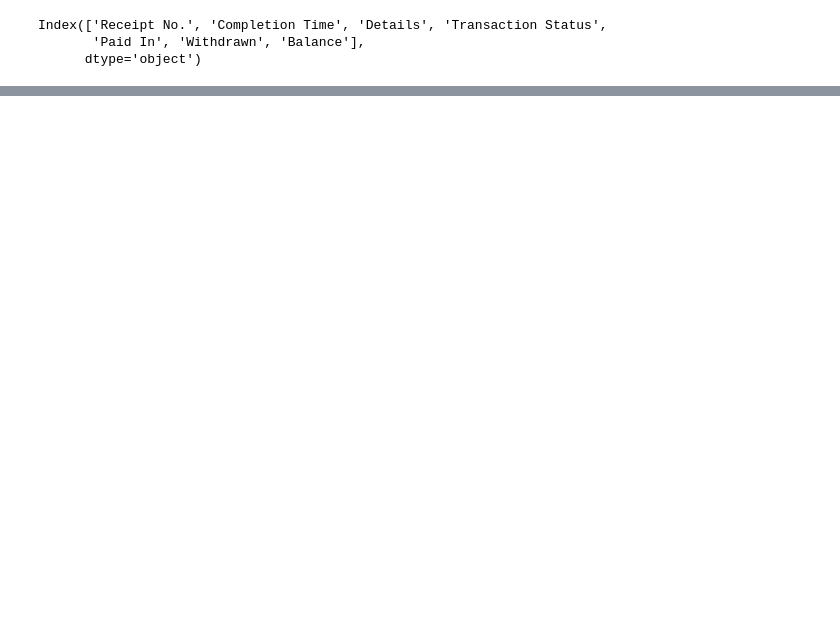
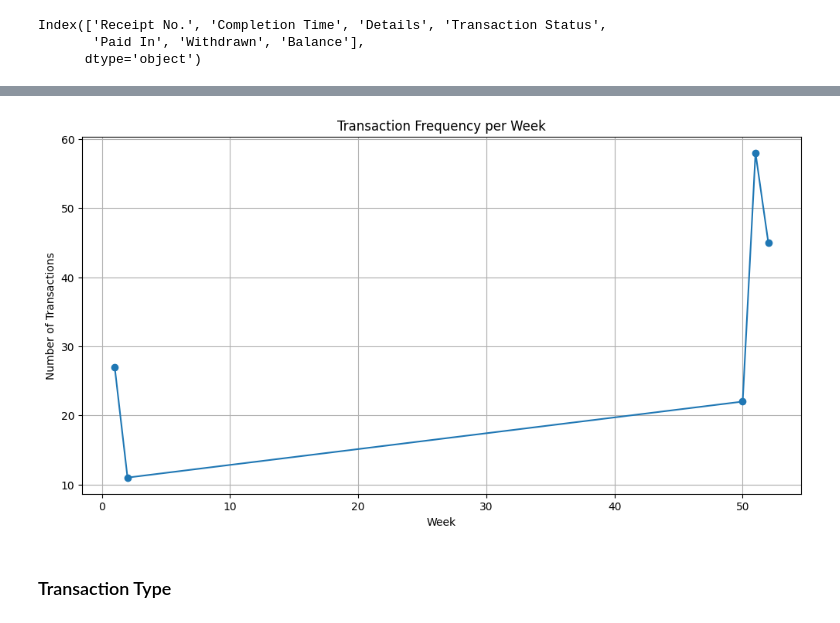
Before and after one commit to raphiqi/MPESA-Statement-Analysis-crunch-, a Jupyter notebook: credit score mpesa.ipynb, the cells around one changed output, grey strips where cells are left out. Drawn from its saved outputs; the diff is of its cells as text; code cells hidden in the pictures; blank space fills up the shorter version.

```diff
--- a/credit score mpesa.ipynb
+++ b/credit score mpesa.ipynb
@@ -337,0 +159,7 @@ Eligible :
+# %%
+# Create a new column for transaction week
+df['Transaction Week'] = df['Completion Time'].dt.isocalendar().week
+
+# Per week
+transactions_per_week = df['Transaction Week'].value_counts().sort_index()
+df.head()
@@ -337,0 +173,13 @@ Eligible :
+# %%
+# Plotting the transaction frequency per week
+plt.figure(figsize=(12, 6))
+plt.plot(transactions_per_week.index, transactions_per_week.values, marker='o')
+plt.title('Transaction Frequency per Week')
+plt.xlabel('Week')
+plt.ylabel('Number of Transactions')
+plt.grid(True)
+plt.show()
+# %% [output]
+[figure, added]
+# %% [markdown]
+### Transaction Type
```
Also changed, not shown: parts of 81 cells of this notebook.
